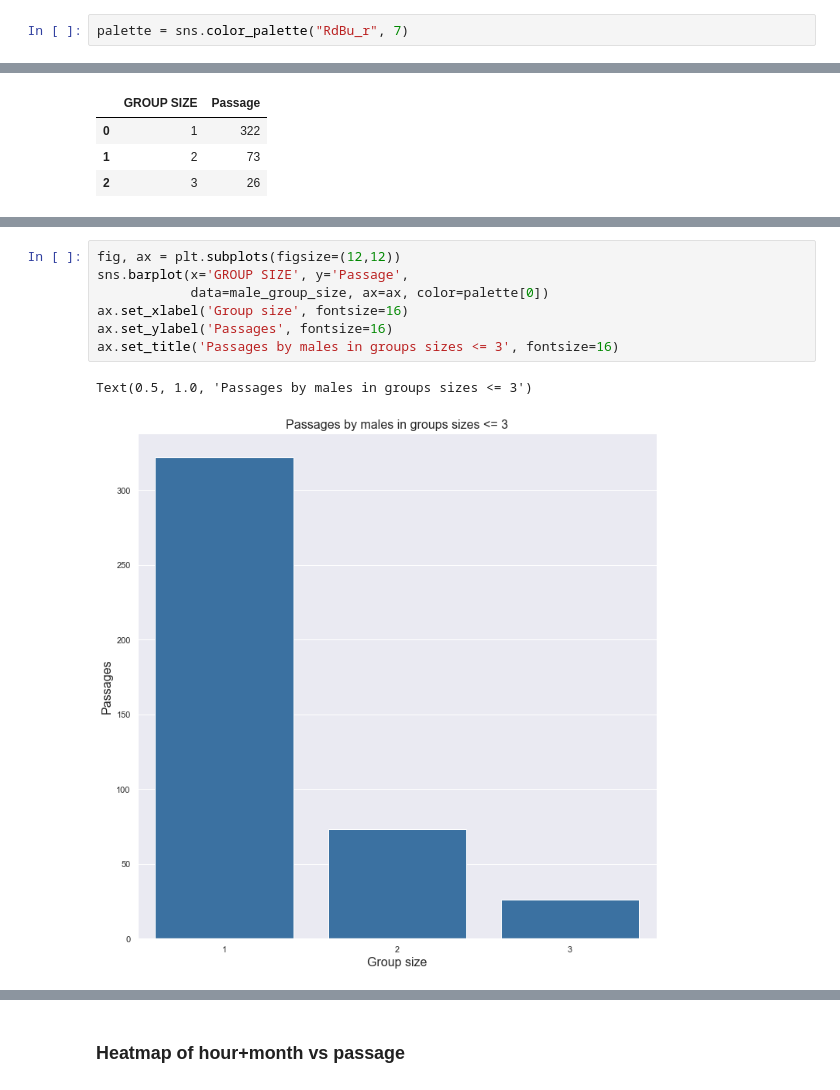
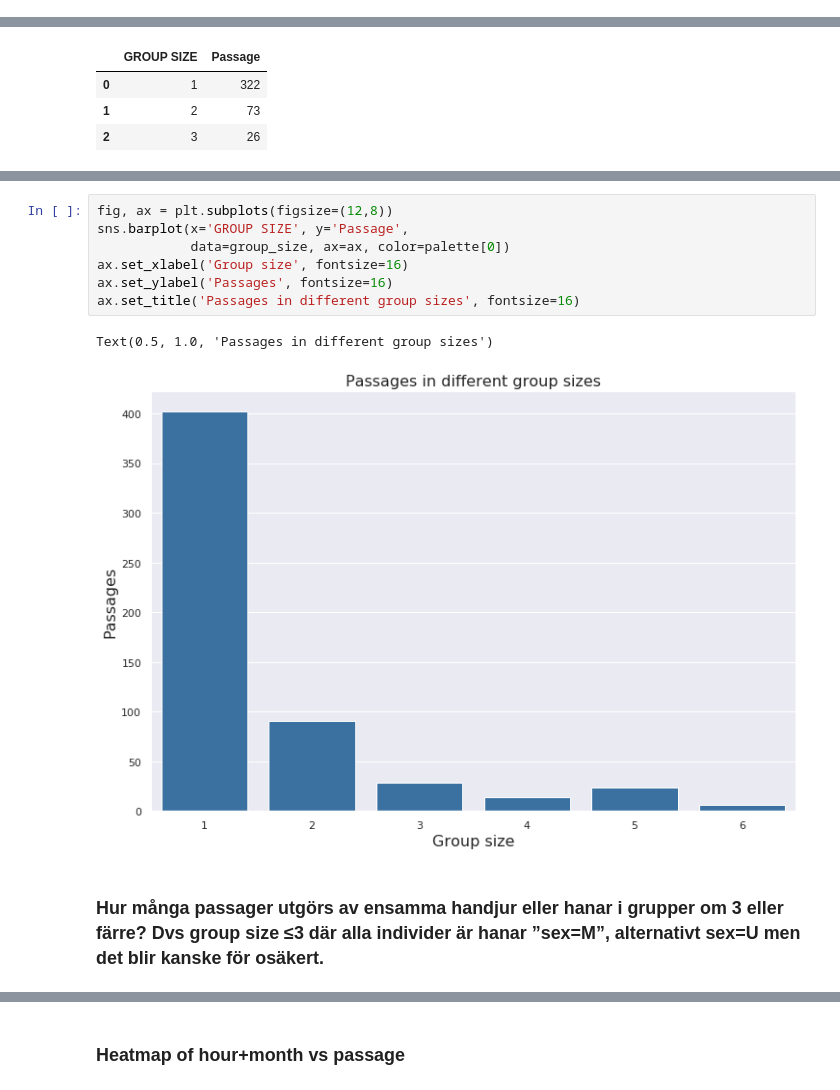
Before and after one commit to maxlund/johannas, a Jupyter notebook: johannas.ipynb, the cells around one changed output, grey strips where cells are left out. Saved outputs shown, nothing was run; the diff lists cells and outputs as text.

```diff
--- a/johannas.ipynb
+++ b/johannas.ipynb
@@ -89,5 +86,3 @@ import seaborn as sns
 sns.set()
 # %%
 hour_group = gi.groupby('HOUR').sum()['Passage'].reset_index()
-# %%
-palette = sns.color_palette("RdBu_r", 7)
@@ -312,10 +335,12 @@ male_group_size
 # %%
-fig, ax = plt.subplots(figsize=(12,12))
+fig, ax = plt.subplots(figsize=(12,8))
 sns.barplot(x='GROUP SIZE', y='Passage',
-            data=male_group_size, ax=ax, color=palette[0])
+            data=group_size, ax=ax, color=palette[0])
 ax.set_xlabel('Group size', fontsize=16)
 ax.set_ylabel('Passages', fontsize=16)
-ax.set_title('Passages by males in groups sizes <= 3', fontsize=16)
+ax.set_title('Passages in different group sizes', fontsize=16)
 # %% [output]
-Text(0.5, 1.0, 'Passages by males in groups sizes <= 3')
+Text(0.5, 1.0, 'Passages in different group sizes')
-[figure, old version]
+[figure, new version]
+# %% [markdown]
+### Hur många passager utgörs av ensamma handjur eller hanar i grupper om 3 eller färre? Dvs group size ≤3 där alla individer är hanar ”sex=M”, alternativt sex=U men det blir kanske för osäkert.
```
Also changed, not shown: parts of 46 cells of this notebook.
